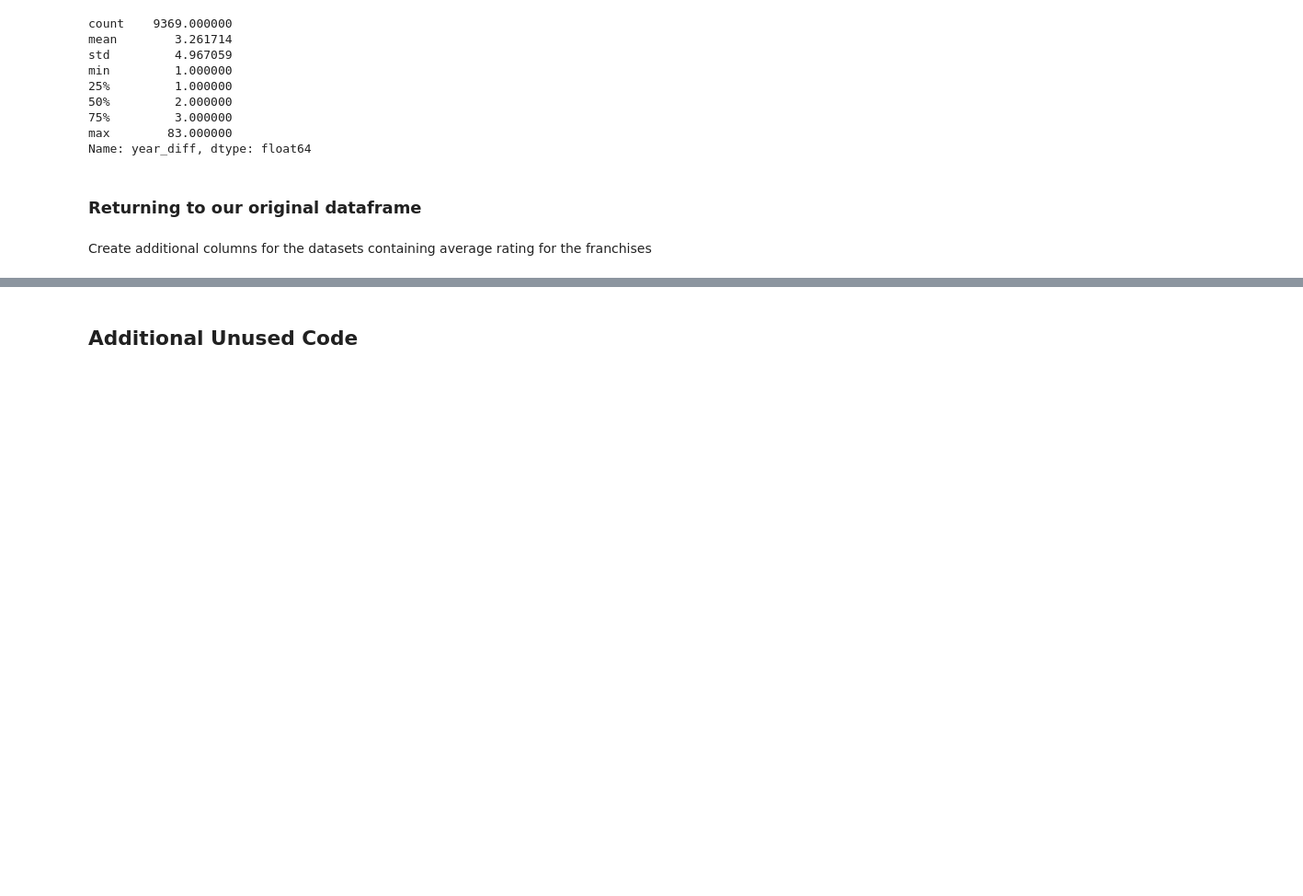
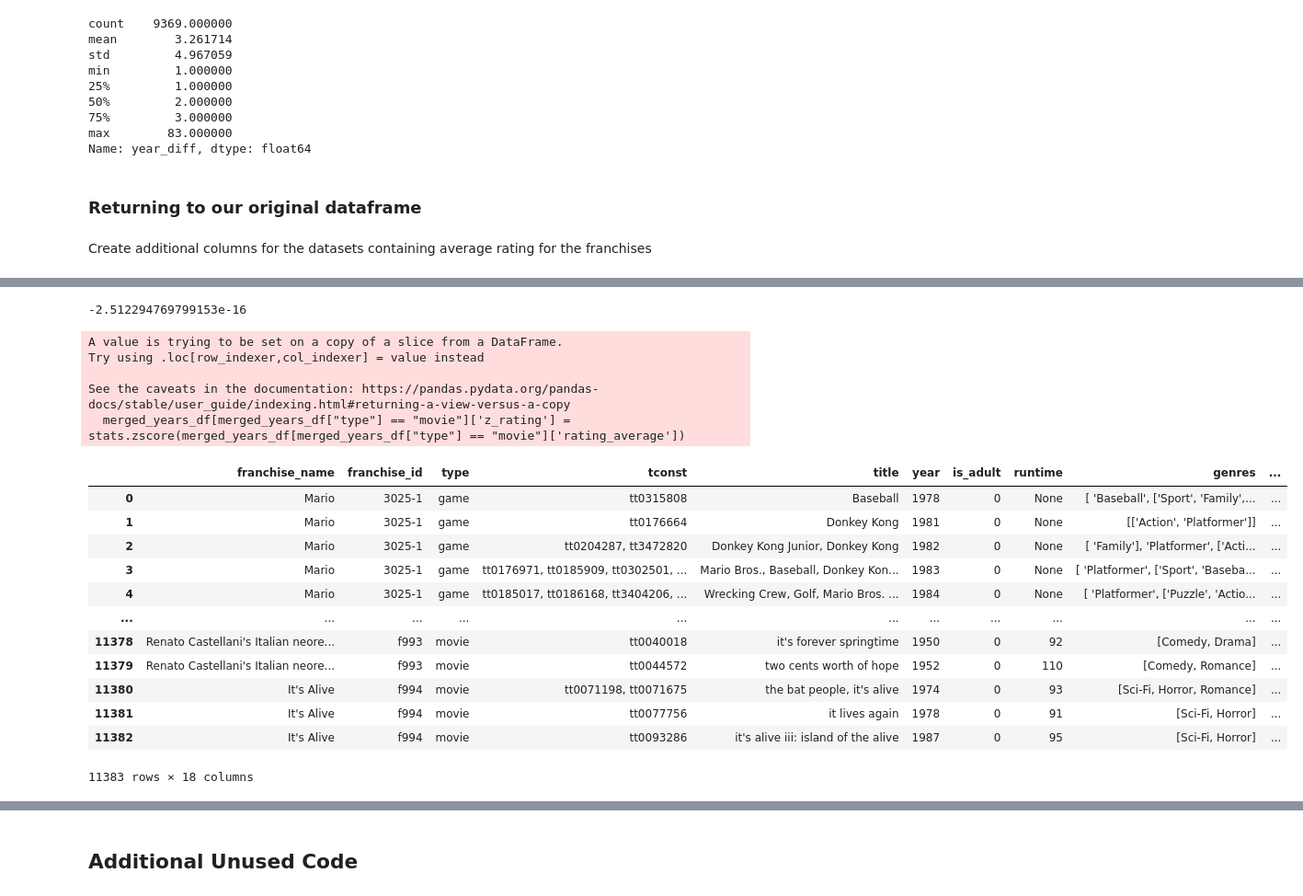
Before and after one commit to adambrennan150/Franchises, a Jupyter notebook: Initial_Analysis.ipynb, the cells around one changed output, grey strips where cells are left out. Shown at 92% size. Cells and saved outputs as stored; diff of their text form; code cells hidden in the pictures; blank space fills up the shorter version.

```diff
--- a/Initial_Analysis.ipynb
+++ b/Initial_Analysis.ipynb
@@ -245,0 +258,4 @@ Using value_counts we discover 25% of our movies for the franchises are released
+# %%
+stats.zscore(merged_years_df[merged_years_df["type"] == "movie"]['rating_average']).mean()
+# %% [output]
+-2.512294769799153e-16
@@ -245,0 +264,22 @@ Using value_counts we discover 25% of our movies for the franchises are released
+# %%
+merged_years_df[merged_years_df["type"] == "movie"]['z_rating'] = stats.zscore(merged_years_df[merged_years_df["type"] == "movie"]['rating_average'])
+merged_years_df.sort_values("z_rating")
+# %% [output]
+A value is trying to be set on a copy of a slice from a DataFrame.
+Try using .loc[row_indexer,col_indexer] = value instead
+
+See the caveats in the documentation: https://pandas.pydata.org/pandas-docs/stable/user_guide/indexing.html#returning-a-view-versus-a-copy
+  merged_years_df[merged_years_df["type"] == "movie"]['z_rating'] = stats.zscore(merged_years_df[merged_years_df["type"] == "movie"]['rating_average'])
+|  | franchise_name | franchise_id | type | tconst | title | year | is_adult | runtime | genres | ... |
+| 0 | Mario | 3025-1 | game | tt0315808 | Baseball | 1978 | 0 | None | [ 'Baseball', ['Sport', 'Family',... | ... |
+| 1 | Mario | 3025-1 | game | tt0176664 | Donkey Kong | 1981 | 0 | None | [['Action', 'Platformer']] | ... |
+| 2 | Mario | 3025-1 | game | tt0204287, tt3472820 | Donkey Kong Junior, Donkey Kong | 1982 | 0 | None | [ 'Family'], 'Platformer', ['Acti... | ... |
+| 3 | Mario | 3025-1 | game | tt0176971, tt0185909, tt0302501, ... | Mario Bros., Baseball, Donkey Kon... | 1983 | 0 | None | [ 'Platformer', ['Sport', 'Baseba... | ... |
+| 4 | Mario | 3025-1 | game | tt0185017, tt0186168, tt3404206, ... | Wrecking Crew, Golf, Mario Bros. ... | 1984 | 0 | None | [ 'Platformer', ['Puzzle', 'Actio... | ... |
+| ... | ... | ... | ... | ... | ... | ... | ... | ... | ... | ... |
+| 11378 | Renato Castellani's Italian neore... | f993 | movie | tt0040018 | it's forever springtime | 1950 | 0 | 92 | [Comedy, Drama] | ... |
+| 11379 | Renato Castellani's Italian neore... | f993 | movie | tt0044572 | two cents worth of hope | 1952 | 0 | 110 | [Comedy, Romance] | ... |
+| 11380 | It's Alive | f994 | movie | tt0071198, tt0071675 | the bat people, it's alive | 1974 | 0 | 93 | [Sci-Fi, Horror, Romance] | ... |
+| 11381 | It's Alive | f994 | movie | tt0077756 | it lives again | 1978 | 0 | 91 | [Sci-Fi, Horror] | ... |
+| 11382 | It's Alive | f994 | movie | tt0093286 | it's alive iii: island of the alive | 1987 | 0 | 95 | [Sci-Fi, Horror] | ... |
+11383 rows × 18 columns
```
Also changed, not shown: parts of 57 cells of this notebook.
